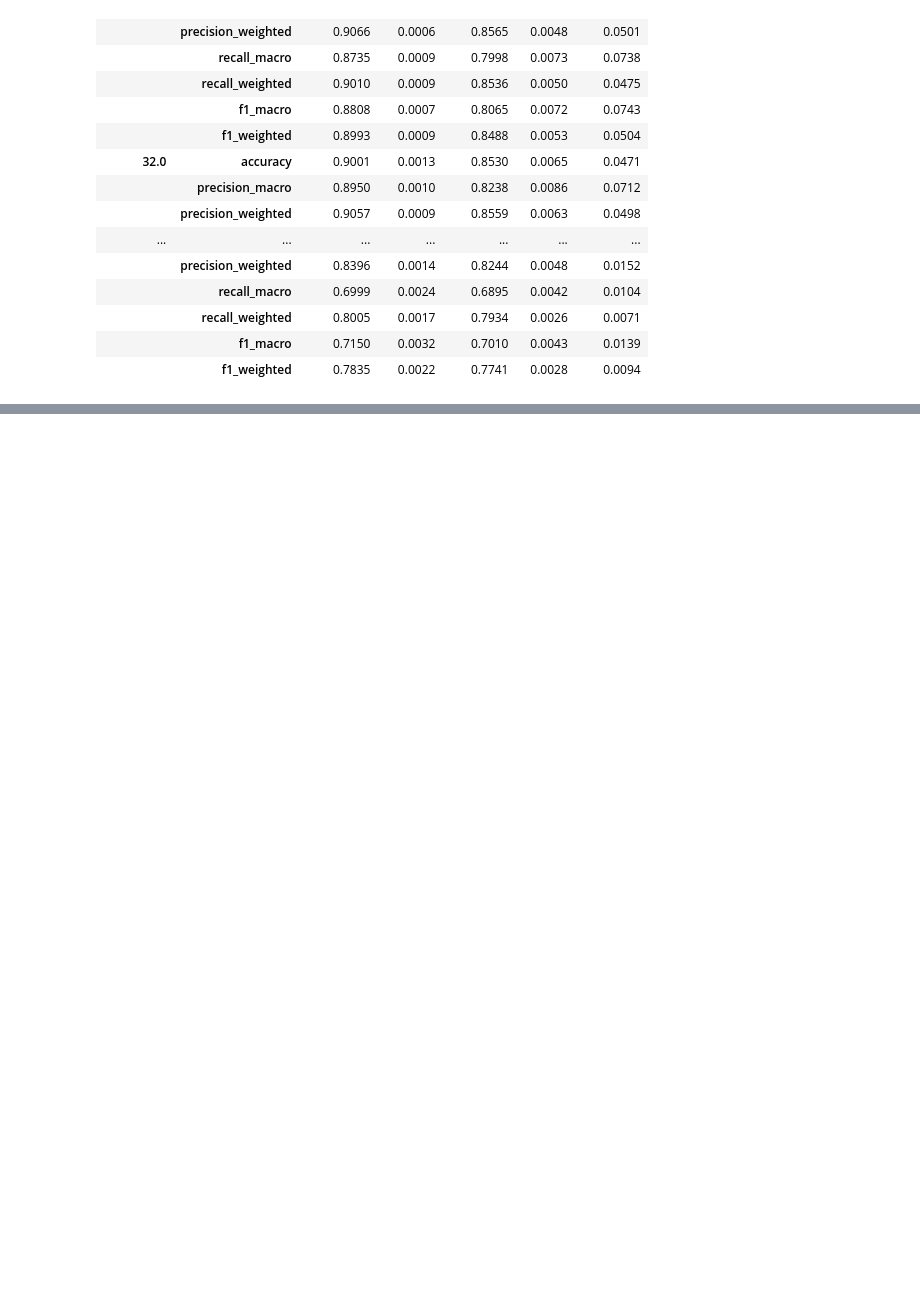
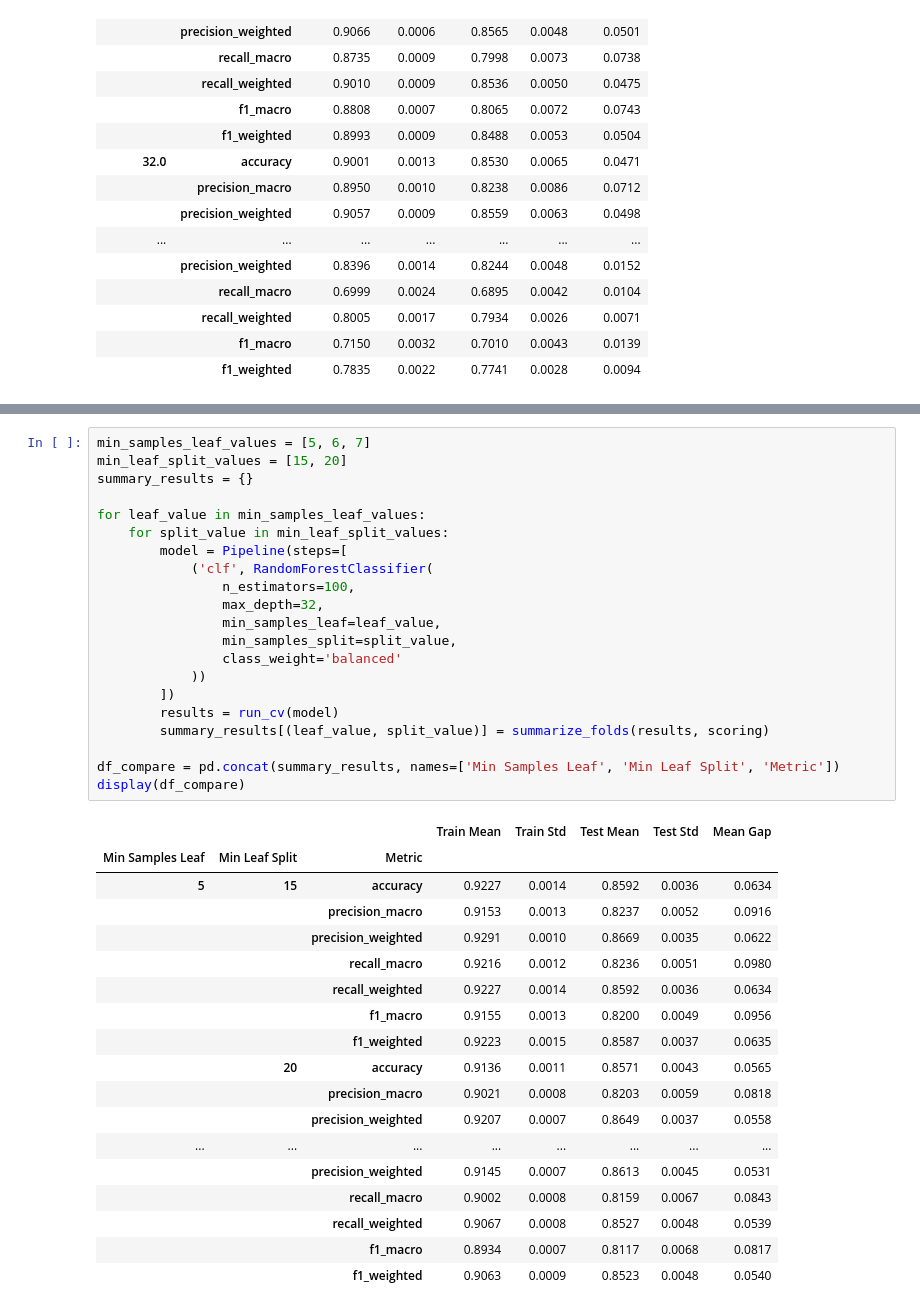
Before and after one commit to Highlighter56/NetworkTrafficClassifier, a Jupyter notebook: notebooks/random_forest.ipynb, the cells around one changed output, grey strips where cells are left out. Drawn from its saved outputs; the diff is of its cells as text; blank space fills up the shorter version.

```diff
--- a/notebooks/random_forest.ipynb
+++ b/notebooks/random_forest.ipynb
@@ -426,0 +533,40 @@ display(df_compare)
+# %%
+min_samples_leaf_values = [5, 6, 7]
+min_leaf_split_values = [15, 20]
+summary_results = {}
+
+for leaf_value in min_samples_leaf_values:
+    for split_value in min_leaf_split_values:
+        model = Pipeline(steps=[
+            ('clf', RandomForestClassifier(
+                n_estimators=100,
+                max_depth=32,
+                min_samples_leaf=leaf_value,
+                min_samples_split=split_value,
+                class_weight='balanced'
+            ))
+        ])
+        results = run_cv(model)
+        summary_results[(leaf_value, split_value)] = summarize_folds(results, scoring)
+
+df_compare = pd.concat(summary_results, names=['Min Samples Leaf', 'Min Leaf Split', 'Metric'])
+display(df_compare)
+# %% [output]
+|  |  |  | Train Mean | Train Std | Test Mean | Test Std | Mean Gap |
+| Min Samples Leaf | Min Leaf Split | Metric |  |  |  |  |  |
+| 5 | 15 | accuracy | 0.9227 | 0.0014 | 0.8592 | 0.0036 | 0.0634 |
+|  |  | precision_macro | 0.9153 | 0.0013 | 0.8237 | 0.0052 | 0.0916 |
+|  |  | precision_weighted | 0.9291 | 0.0010 | 0.8669 | 0.0035 | 0.0622 |
+|  |  | recall_macro | 0.9216 | 0.0012 | 0.8236 | 0.0051 | 0.0980 |
+|  |  | recall_weighted | 0.9227 | 0.0014 | 0.8592 | 0.0036 | 0.0634 |
+|  |  | f1_macro | 0.9155 | 0.0013 | 0.8200 | 0.0049 | 0.0956 |
+|  |  | f1_weighted | 0.9223 | 0.0015 | 0.8587 | 0.0037 | 0.0635 |
+|  | 20 | accuracy | 0.9136 | 0.0011 | 0.8571 | 0.0043 | 0.0565 |
+|  |  | precision_macro | 0.9021 | 0.0008 | 0.8203 | 0.0059 | 0.0818 |
+|  |  | precision_weighted | 0.9207 | 0.0007 | 0.8649 | 0.0037 | 0.0558 |
+| ... | ... | ... | ... | ... | ... | ... | ... |
+|  |  | precision_weighted | 0.9145 | 0.0007 | 0.8613 | 0.0045 | 0.0531 |
+|  |  | recall_macro | 0.9002 | 0.0008 | 0.8159 | 0.0067 | 0.0843 |
+|  |  | recall_weighted | 0.9067 | 0.0008 | 0.8527 | 0.0048 | 0.0539 |
+|  |  | f1_macro | 0.8934 | 0.0007 | 0.8117 | 0.0068 | 0.0817 |
+|  |  | f1_weighted | 0.9063 | 0.0009 | 0.8523 | 0.0048 | 0.0540 |
```
Also changed, not shown: parts of 30 cells of this notebook, 1 other file.
